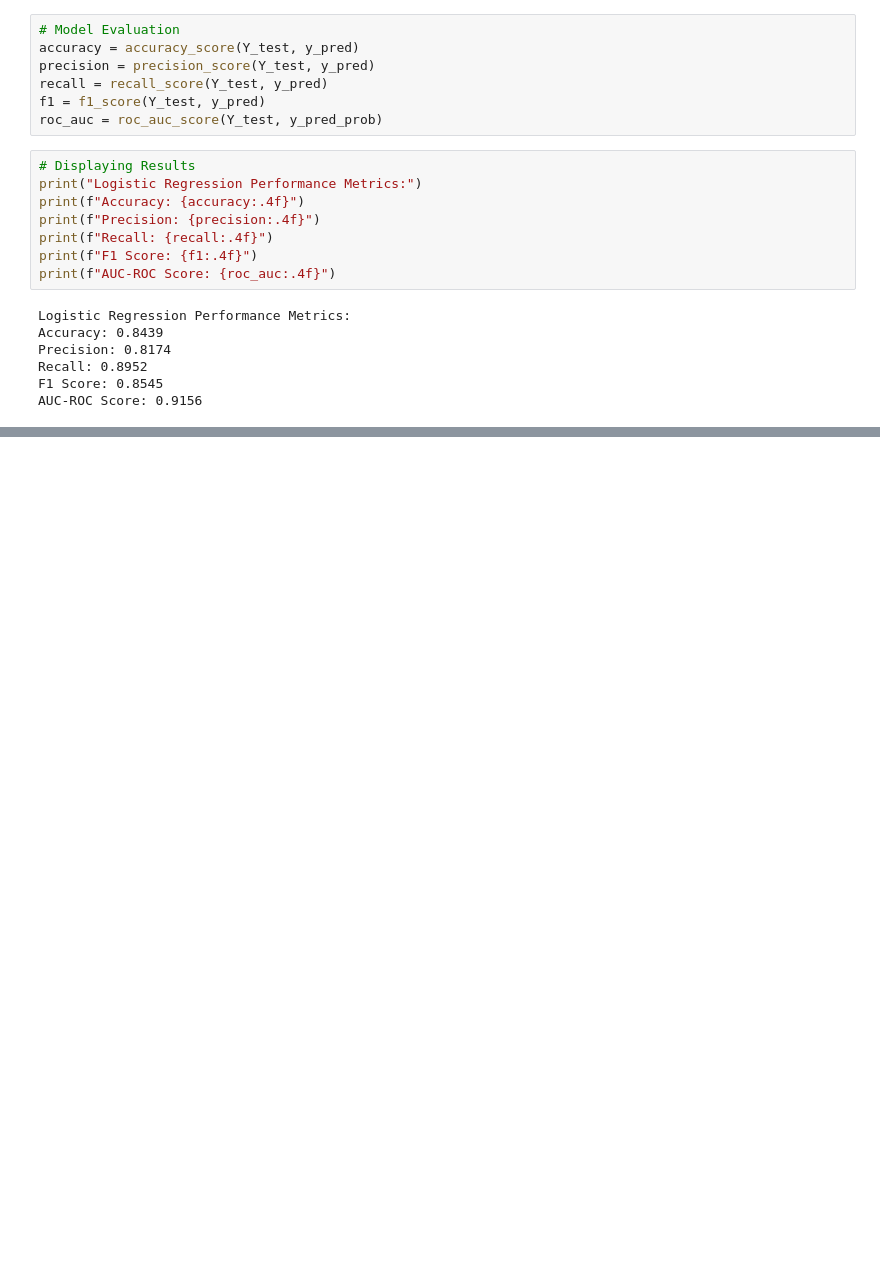
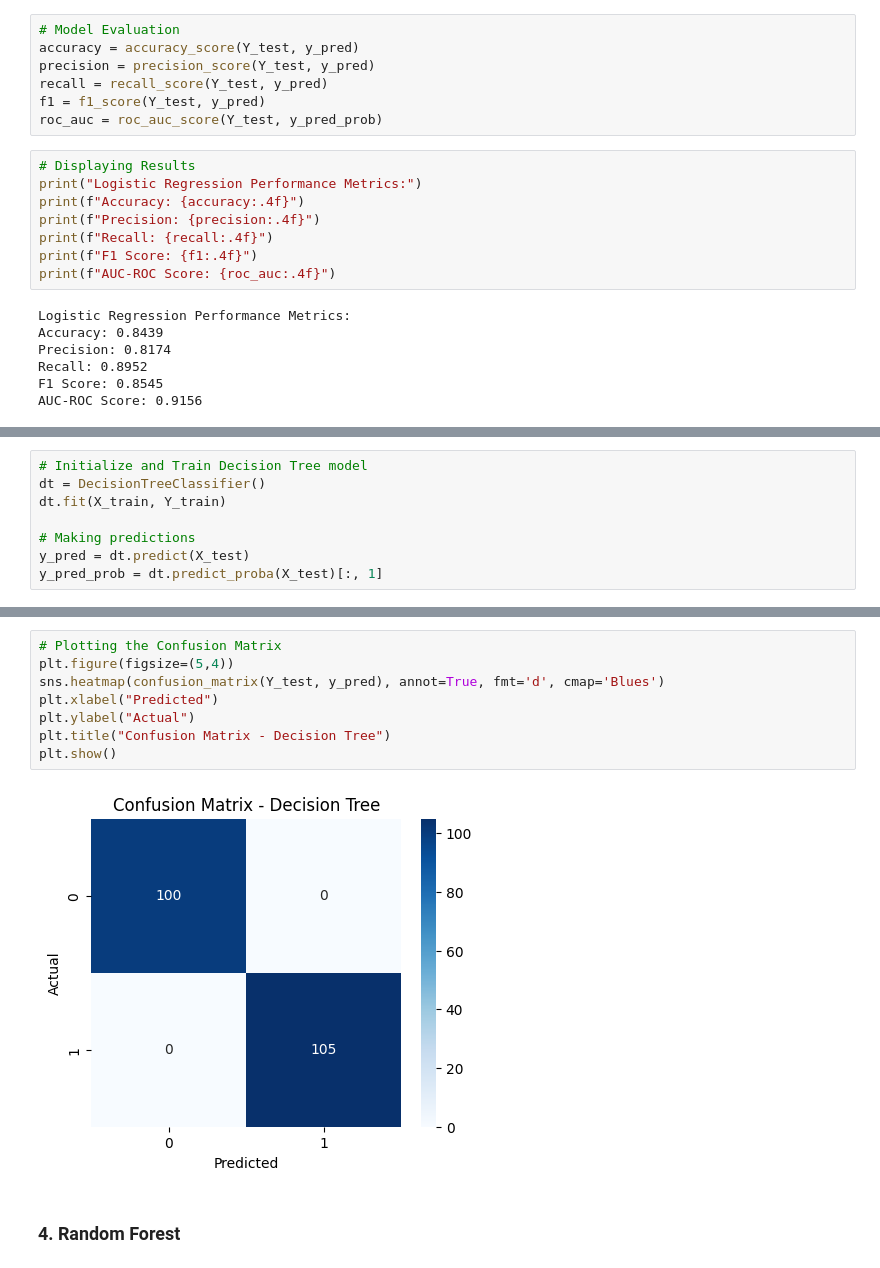
Before and after one commit to ParthGadekar0631/Heart_Disease_Prediction, a Jupyter notebook: Heart_Disease_Prediction.ipynb, the cells around one changed output, grey strips where cells are left out. Cells and saved outputs as stored; diff of their text form; blank space fills up the shorter version.

```diff
--- a/Heart_Disease_Prediction.ipynb
+++ b/Heart_Disease_Prediction.ipynb
@@ -190,0 +243,8 @@ plt.show()
+# %%
+# Initialize and Train Decision Tree model
+dt = DecisionTreeClassifier()
+dt.fit(X_train, Y_train)
+
+# Making predictions
+y_pred = dt.predict(X_test)
+y_pred_prob = dt.predict_proba(X_test)[:, 1]
@@ -190,0 +273,12 @@ plt.show()
+# %%
+# Plotting the Confusion Matrix
+plt.figure(figsize=(5,4))
+sns.heatmap(confusion_matrix(Y_test, y_pred), annot=True, fmt='d', cmap='Blues')
+plt.xlabel("Predicted")
+plt.ylabel("Actual")
+plt.title("Confusion Matrix - Decision Tree")
+plt.show()
+# %% [output]
+[figure, added]
+# %% [markdown]
+### 4. Random Forest
```
Also changed, not shown: parts of 29 cells of this notebook.
